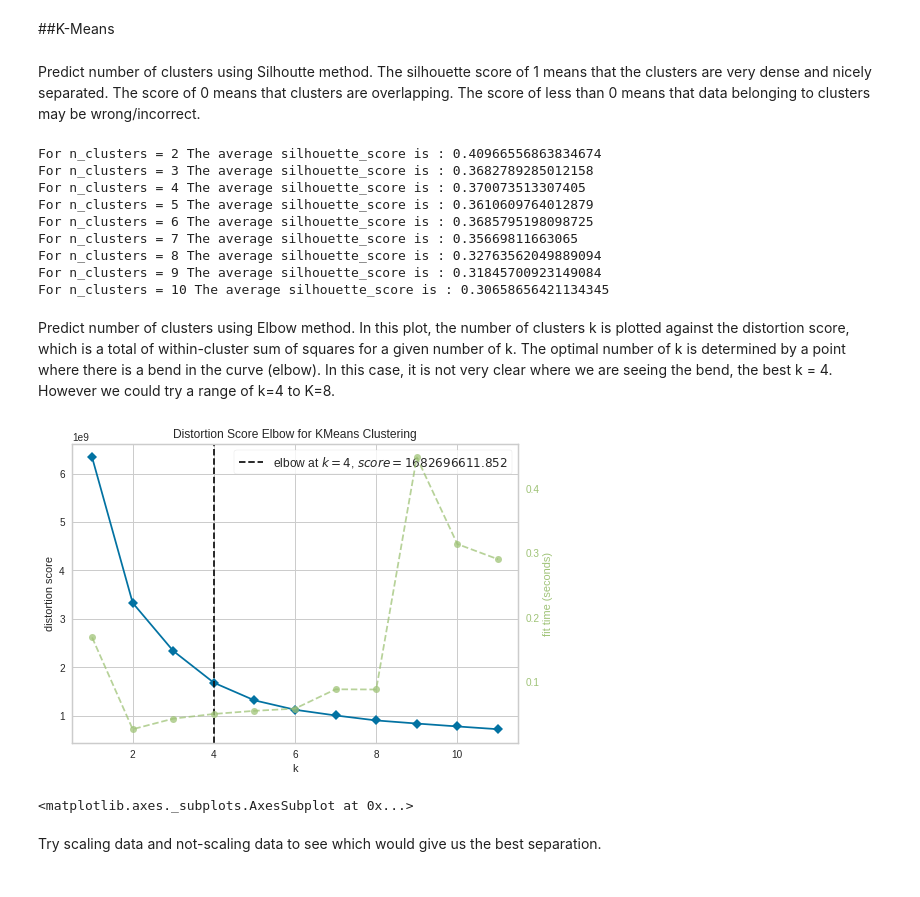
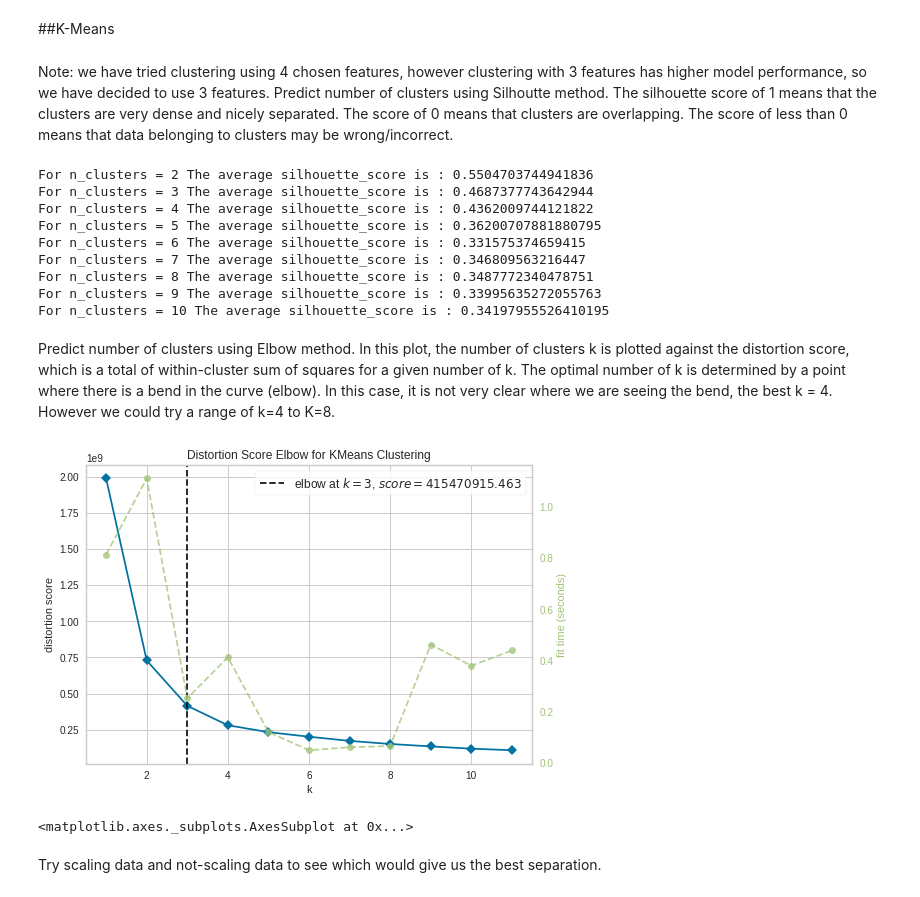
Before and after one commit to Migaalee/machine_learning, a Jupyter notebook: Assigment2_AA.ipynb, the cells around one changed output. Saved outputs shown, nothing was run; the diff lists cells and outputs as text; code cells hidden in the pictures.

```diff
--- a/Assigment2_AA.ipynb
+++ b/Assigment2_AA.ipynb
@@ -353,6 +355,11 @@ print(MI) #Estimated mutual information between each feature and the target.
 For this assignment, you will parametrize and compare at least two clustering algorithms: DBSCAN and K-Means.
 # %%
 #HERE WE USE ALL DATA, INCLUDING THE UNLABELED!!
+
+features_2 = df_total.iloc[:,[1,13,18]]
+Y_features_2 = features_2.iloc[:,-1]
+X_features_2 = features_2.iloc[:, features_2.columns != 'y']
+
 
 features_3 = df_total.iloc[:,[1,12,13,18]]
 Y_features_3 = features_3.iloc[:,-1]
@@ -418,7 +425,7 @@ plt.plot(distances)
 # %% [markdown]
 ##K-Means
 # %% [markdown]
-Predict number of clusters using Silhoutte method. The silhouette score of 1 means that the clusters are very dense and nicely separated. The score of 0 means that clusters are overlapping. The score of less than 0 means that data belonging to clusters may be wrong/incorrect.
+Note: we have tried clustering using 4 chosen features, however clustering with 3 features has higher model performance, so we have decided to use 3 features. Predict number of clusters using Silhoutte method. The silhouette score of 1 means that the clusters are very dense and nicely separated. The score of 0 means that clusters are overlapping. The score of less than 0 means that data belonging to clusters may be wrong/incorrect.
 # %%
 range_n_clusters = [ 2, 3, 4, 5, 6,7, 8, 9, 10]
 silhouette_avg = []
@@ -428,8 +435,8 @@ for n_clusters in range_n_clusters:
     # Initialize the clusterer with n_clusters value and a random generator
     # seed of 10 for reproducibility.
     kmeans = KMeans(n_clusters=n_clusters, random_state=10)
-    cluster_labels = kmeans.fit_predict(X_features_4)
-    silhouette_avg = silhouette_score(X_features_4, cluster_labels)
+    cluster_labels = kmeans.fit_predict(X_features_2)
+    silhouette_avg = silhouette_score(X_features_2, cluster_labels)
     print(
         "For n_clusters =",
         n_clusters,
@@ -437,26 +444,26 @@ for n_clusters in range_n_clusters:
         silhouette_avg,
     )
 # %% [output]
-For n_clusters = 2 The average silhouette_score is : 0.40966556863834674
-For n_clusters = 3 The average silhouette_score is : 0.3682789285012158
-For n_clusters = 4 The average silhouette_score is : 0.370073513307405
-For n_clusters = 5 The average silhouette_score is : 0.3610609764012879
-For n_clusters = 6 The average silhouette_score is : 0.3685795198098725
-For n_clusters = 7 The average silhouette_score is : 0.35669811663065
-For n_clusters = 8 The average silhouette_score is : 0.32763562049889094
-For n_clusters = 9 The average silhouette_score is : 0.31845700923149084
-For n_clusters = 10 The average silhouette_score is : 0.30658656421134345
+For n_clusters = 2 The average silhouette_score is : 0.5504703744941836
+For n_clusters = 3 The average silhouette_score is : 0.4687377743642944
+For n_clusters = 4 The average silhouette_score is : 0.4362009744121822
+For n_clusters = 5 The average silhouette_score is : 0.36200707881880795
+For n_clusters = 6 The average silhouette_score is : 0.331575374659415
+For n_clusters = 7 The average silhouette_score is : 0.346809563216447
+For n_clusters = 8 The average silhouette_score is : 0.3487772340478751
+For n_clusters = 9 The average silhouette_score is : 0.33995635272055763
+For n_clusters = 10 The average silhouette_score is : 0.34197955526410195
 # %% [markdown]
 Predict number of clusters using Elbow method.
 In this plot, the number of clusters k is plotted against the distortion score, which is a total of within-cluster sum of squares for a given number of k. The optimal number of k is determined by a point where there is a bend in the curve (elbow). In this case, it is not very clear where we are seeing the bend, the best k = 4. However we could try a  range of k=4 to K=8.
 # %%
 from yellowbrick.cluster import KElbowVisualizer
 model = KMeans()
 visualizer = KElbowVisualizer(model, k=(1,12))
-visualizer.fit(X_features_4)
+visualizer.fit(X_features_2)
 visualizer.show()
 # %% [output]
-[figure, old version]
+[figure, new version]
 <matplotlib.axes._subplots.AxesSubplot at 0x...>
 # %% [markdown]
 Try scaling data and not-scaling data to see which would give us the best separation.
```
Also changed, not shown: parts of 23 cells of this notebook.
